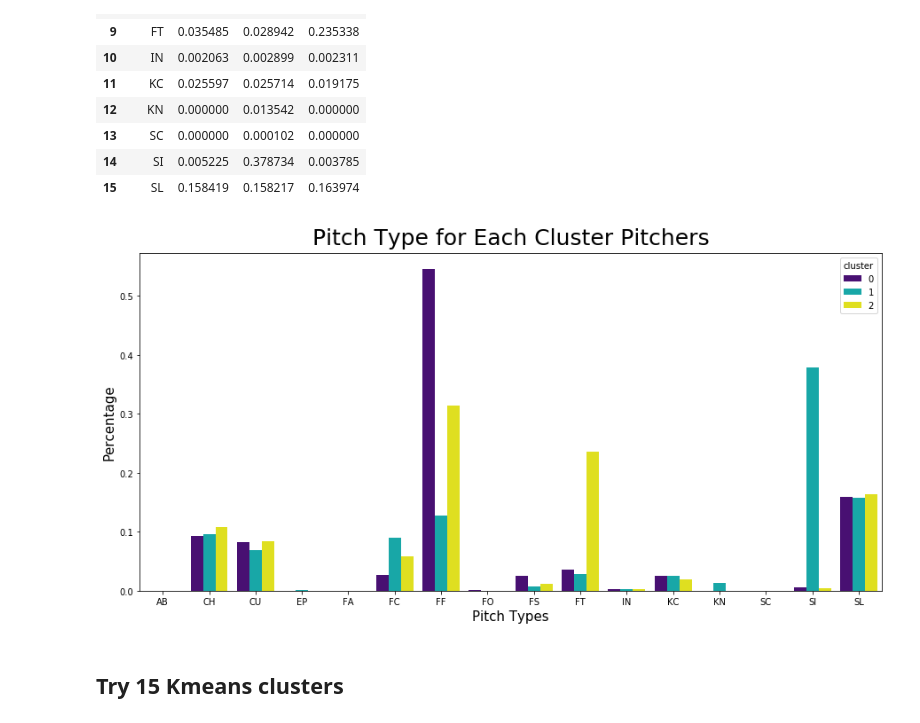
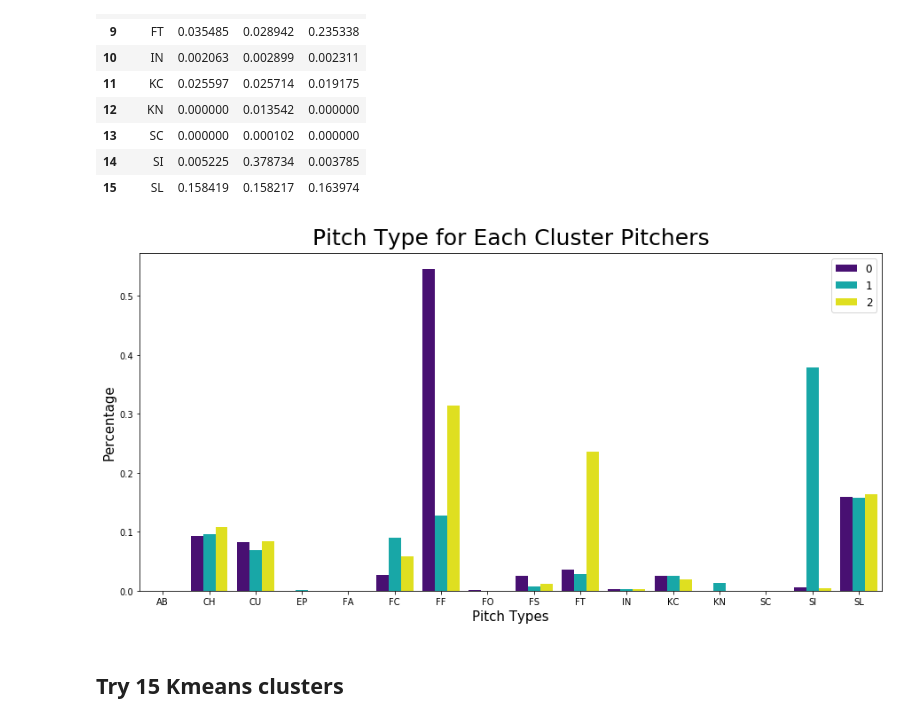
Before and after one commit to morganabbitt/MLB-Pitches, a Jupyter notebook: Notebooks/Unsupervised_Clustering_pitchers.ipynb, the cells around one changed output. Saved outputs shown, nothing was run; the diff lists cells and outputs as text; code cells hidden in the pictures.

```diff
--- a/Notebooks/Unsupervised_Clustering_pitchers.ipynb
+++ b/Notebooks/Unsupervised_Clustering_pitchers.ipynb
@@ -626,15 +610,16 @@ dfs2['cluster'] = dfs2['variable'].astype(str)
 # %%
 palette ={"0":"indigo","1":"c","2":"yellow"}
 fig, ax = plt.subplots(1, figsize=(15, 7))
 sns.factorplot(x = 'index', y='value', hue = 'cluster',data=dfs2, kind='bar', ax=ax, palette=palette)
 ax.set_title('Pitch Type for Each Cluster Pitchers', size=25, pad=10)
 plt.tight_layout()
 plt.close(2)
 plt.xlabel('Pitch Types', size=15)
 plt.ylabel('Percentage', size=15)
+plt.legend(fontsize='large')
 plt.savefig('../Graphics/pitch_distribution_centroid_pitchers.png', dpi=100);
 # %% [output]
-[figure, old version]
+[figure, new version]
 # %% [markdown]
 ## Try 15 Kmeans clusters
 # %%
```
Also changed, not shown: parts of 8 cells of this notebook.
